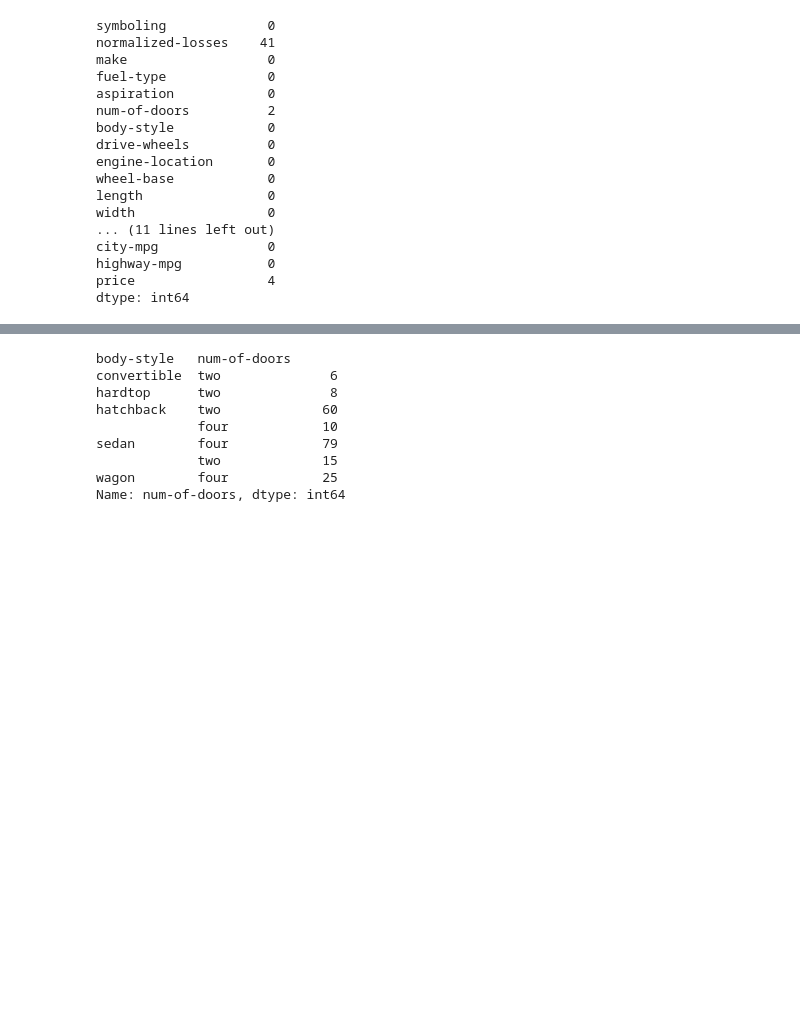
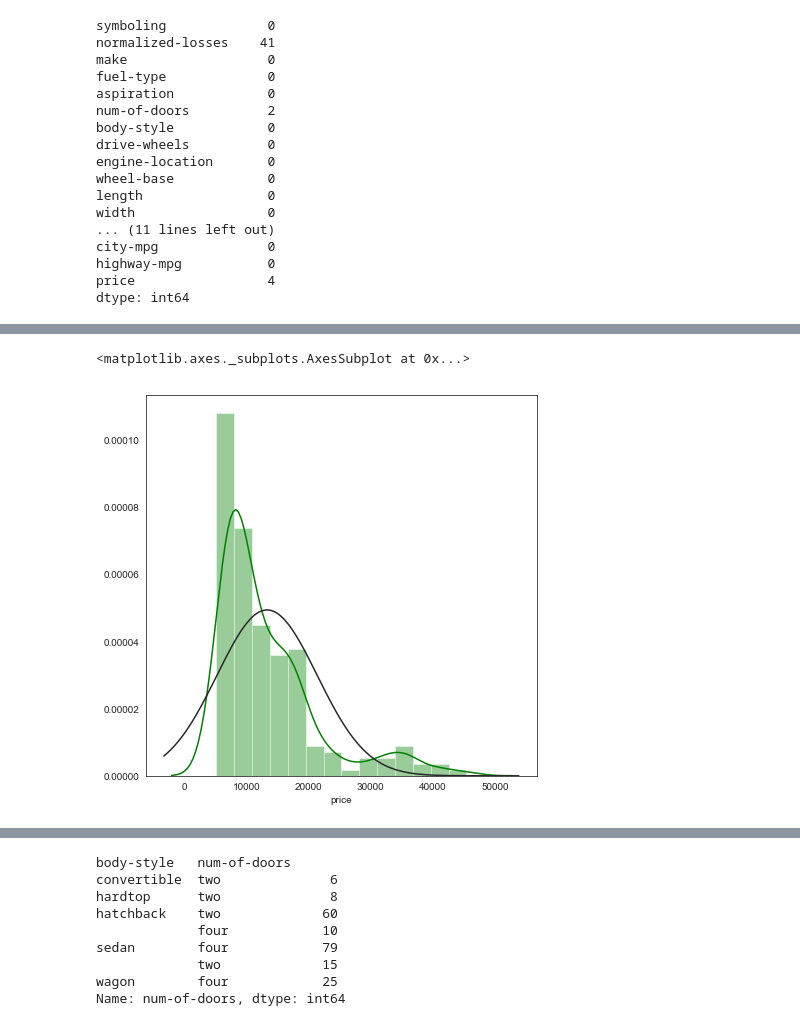
Before and after one commit to adityasharma1076/Automobile-Prices-Prediction, a Jupyter notebook: Automobile.ipynb, the cells around one changed output, grey strips where cells are left out. Saved outputs shown, nothing was run; the diff lists cells and outputs as text; code cells hidden in the pictures; blank space fills up the shorter version.

```diff
--- a/Automobile.ipynb
+++ b/Automobile.ipynb
@@ -155,0 +186,10 @@ hm = sns.heatmap(cm,cbar = True,annot=True,square = True,yticklabels=cols.values
+# %%
+df_sel = df.dropna()
+# %%
+from scipy.stats import norm
+plt.figure(figsize=(7,7))
+
+sns.distplot(df_sel['price'],color='g',fit=norm)
+# %% [output]
+<matplotlib.axes._subplots.AxesSubplot at 0x...>
+[figure, added]
```
Also changed, not shown: parts of 54 cells of this notebook.
